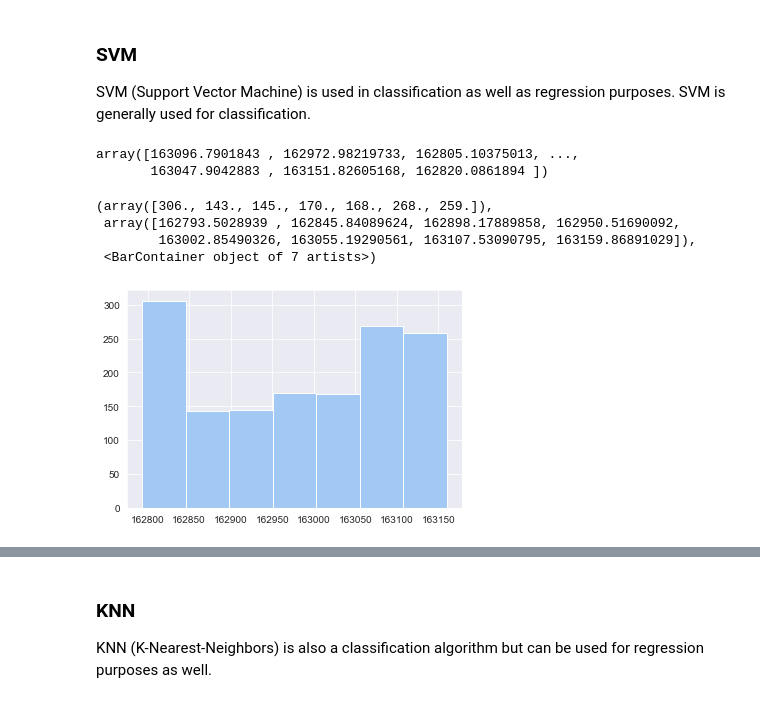
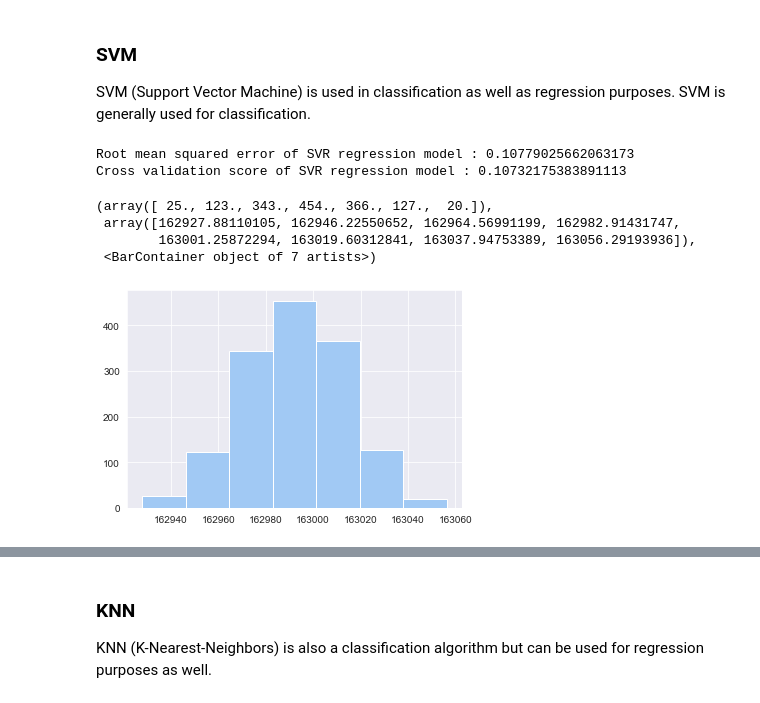
Before and after one commit to Ghanashri-m/255_Team_02, a Jupyter notebook: code/app/Housing_Saleprice_Analysis_Pratik.ipynb, the cells around one changed output, grey strips where cells are left out. Drawn from its saved outputs; the diff is of its cells as text; code cells hidden in the pictures.

Commit message:
Added models

```diff
--- a/code/app/Housing_Saleprice_Analysis_Pratik.ipynb
+++ b/code/app/Housing_Saleprice_Analysis_Pratik.ipynb
@@ -699,5 +673,21 @@ output_df.to_csv(r'C:\Users\Checkout\Desktop\submission_MultipleRegression1.csv'
 
 Logistic regression is a statistical model used for analysis of the dataset. It predicts an outcome based on one or more independent variables.
 # %%
-logistic_regression = LogisticRegression().fit(copy_train, Current_Saleprice)
-house_price_prediction_logistic_regression = logistic_regression.predict(copy_test)
+# Initialize logistic regression instance
+logistic_regression = linear_model.LogisticRegression()
+#Training the model using the training data
+logistic_regression.fit(copy_train,Current_Saleprice)
+
+#Predicting the model on the training data itself
+logistic_regression_y_pred = logistic_regression.predict(copy_train)
+
+#root mean square error of the model
+logistic_regression_rmse = root_mean_squared_error(logistic_regression_y_pred)
+
+# Return root mean square error applied cross validation (Used for training prediction)
+logistic_regression_cross_val_score = cross_validation_score(logistic_regression)
+
+
+print("Root mean squared error of logistic regression model : {0}".format(logistic_regression_rmse))
+
+print("Cross validation score of logistic regression model : {0}".format(logistic_regression_cross_val_score))
@@ -743,18 +710,32 @@ output_df.to_csv(r'C:\Users\Checkout\Desktop\submission_LogisticRegression1.csv'
 SVM (Support Vector Machine) is used in classification as well as regression purposes.
 SVM is generally used for classification.
 # %%
-svm_regression = svm.SVR().fit(decreased_data,Current_Saleprice)
-svm_house_price_prediction = svm_regression.predict(decreased_test)
+# Initialize SVM regression instance
+svm_regression = svm.SVR().fit(copy_train,Current_Saleprice)
+#Training the model using the training data
+svm_regression.fit(copy_train,Current_Saleprice)
+
+#Predicting the model on the training data itself
+svm_regression_y_pred = svm_regression.predict(copy_train)
+
+#root mean square error of the model
+svm_regression_rmse = root_mean_squared_error(svm_regression_y_pred)
+
+# Return root mean square error applied cross validation (Used for training prediction)
+svm_regression_cross_val_score = cross_validation_score(svm_regression)
+
+
+print("Root mean squared error of SVR regression model : {0}".format(svm_regression_rmse))
+
+print("Cross validation score of SVR regression model : {0}".format(svm_regression_cross_val_score))
+# %% [output]
+Root mean squared error of SVR regression model : 0.10779025662063173
+Cross validation score of SVR regression model : 0.10732175383891113
-# %%
-svm_house_price_prediction
-# %% [output]
-array([163096.7901843 , 162972.98219733, 162805.10375013, ...,
-       163047.9042883 , 163151.82605168, 162820.0861894 ])
 # %%
-plt.hist(svm_house_price_prediction,bins=7)
+plt.hist(svm_regression_y_pred,bins=7)
 # %% [output]
-(array([306., 143., 145., 170., 168., 268., 259.]),
- array([162793.5028939 , 162845.84089624, 162898.17889858, 162950.51690092,
-        163002.85490326, 163055.19290561, 163107.53090795, 163159.86891029]),
+(array([ 25., 123., 343., 454., 366., 127.,  20.]),
+ array([162927.88110105, 162946.22550652, 162964.56991199, 162982.91431747,
+        163001.25872294, 163019.60312841, 163037.94753389, 163056.29193936]),
  <BarContainer object of 7 artists>)
-[figure, old version]
+[figure, new version]
```
Also changed, not shown: parts of 66 cells of this notebook.
